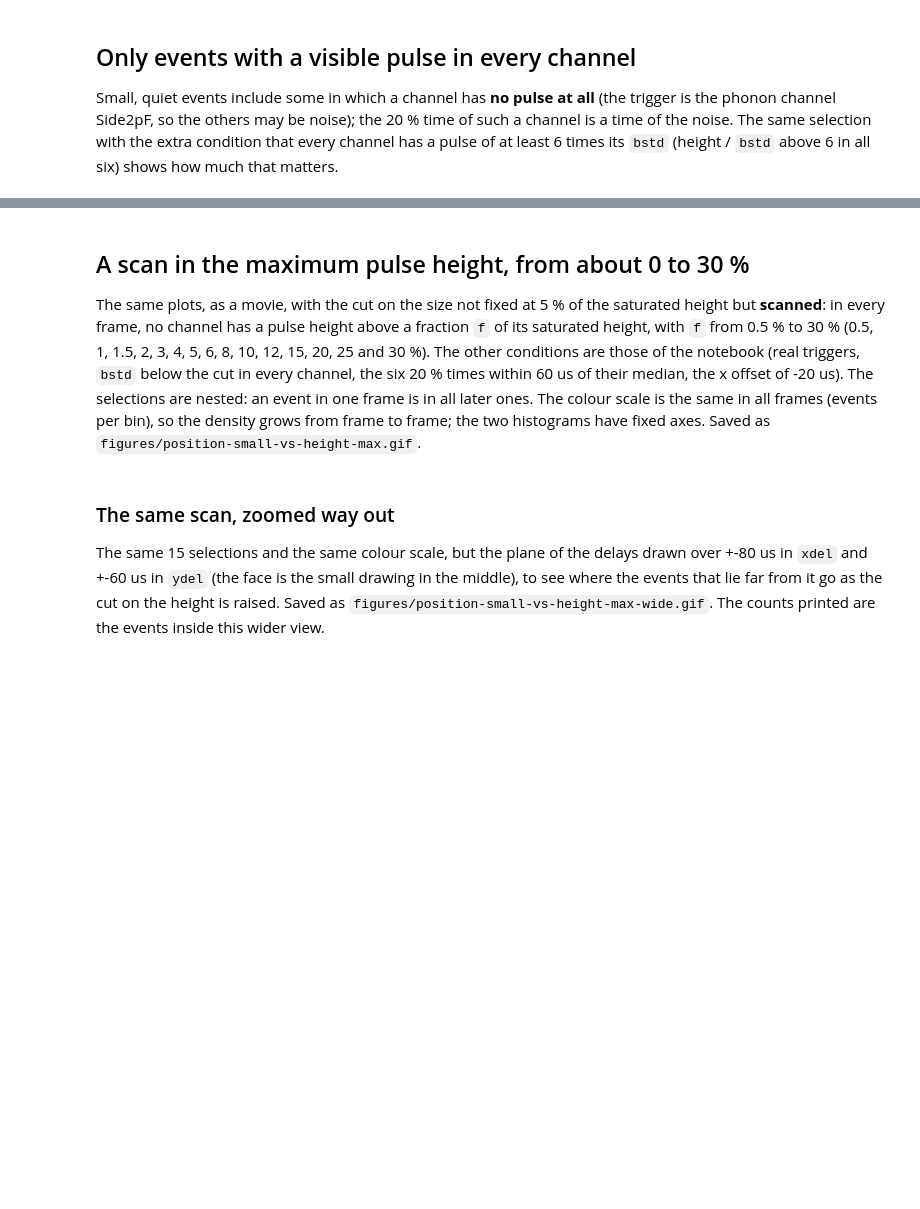
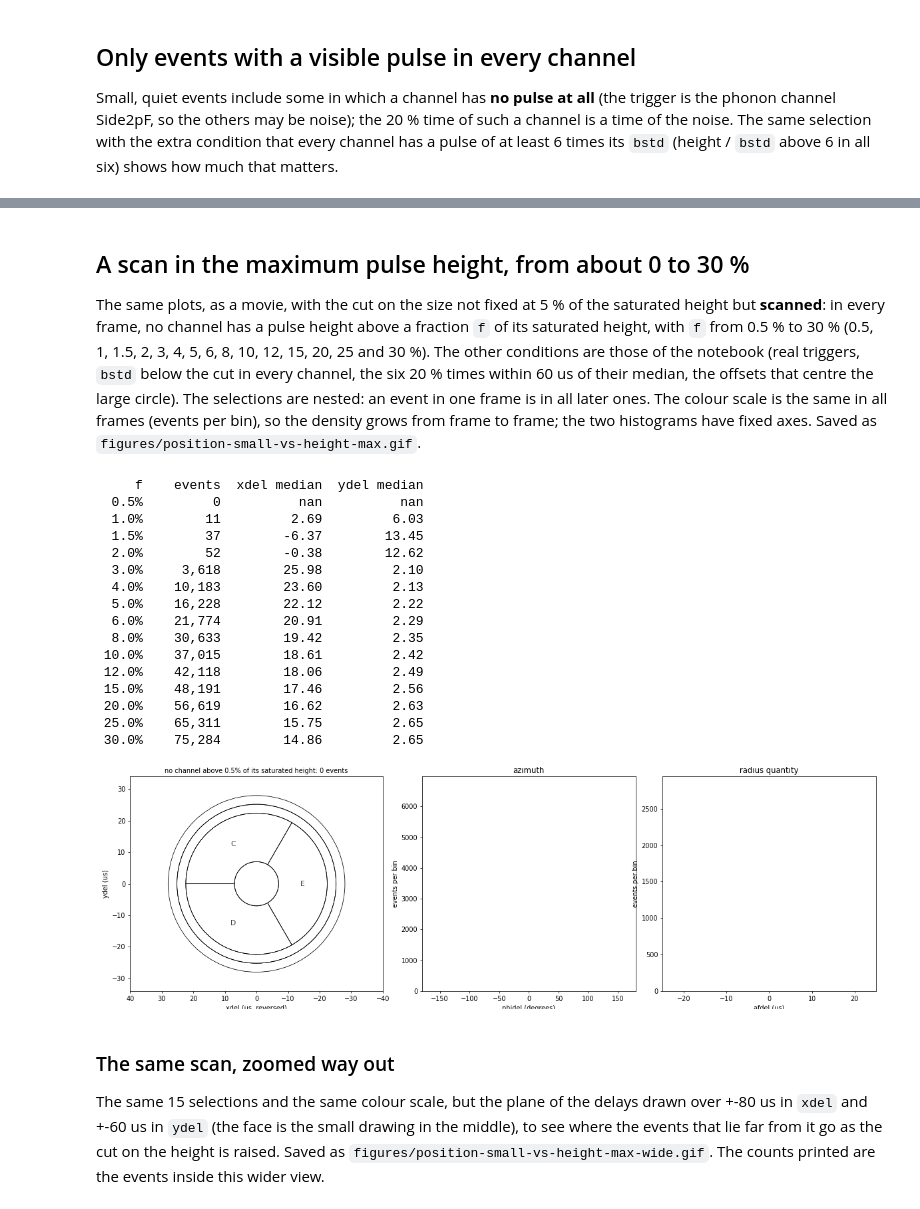
Before and after one commit to villano-lab/NSDF-Data, a Jupyter notebook: data_analysis/R76/notebooks/relcal/positions-small-quiet-82v.ipynb, the cells around one changed output, grey strips where cells are left out. Cells and saved outputs as stored; diff of their text form; code cells hidden in the pictures; blank space fills up the shorter version.

```diff
--- a/data_analysis/R76/notebooks/relcal/positions-small-quiet-82v.ipynb
+++ b/data_analysis/R76/notebooks/relcal/positions-small-quiet-82v.ipynb
@@ -169,7 +199,7 @@ plt.show()
 # %% [markdown]
 ## A scan in the maximum pulse height, from about 0 to 30 %
 
-The same plots, as a movie, with the cut on the size not fixed at 5 % of the saturated height but **scanned**: in every frame, no channel has a pulse height above a fraction `f` of its saturated height, with `f` from 0.5 % to 30 % (0.5, 1, 1.5, 2, 3, 4, 5, 6, 8, 10, 12, 15, 20, 25 and 30 %). The other conditions are those of the notebook (real triggers, `bstd` below the cut in every channel, the six 20 % times within 60 us of their median, the x offset of -20 us). The selections are nested: an event in one frame is in all later ones. The colour scale is the same in all frames (events per bin), so the density grows from frame to frame; the two histograms have fixed axes. Saved as `figures/position-small-vs-height-max.gif`.
+The same plots, as a movie, with the cut on the size not fixed at 5 % of the saturated height but **scanned**: in every frame, no channel has a pulse height above a fraction `f` of its saturated height, with `f` from 0.5 % to 30 % (0.5, 1, 1.5, 2, 3, 4, 5, 6, 8, 10, 12, 15, 20, 25 and 30 %). The other conditions are those of the notebook (real triggers, `bstd` below the cut in every channel, the six 20 % times within 60 us of their median, the offsets that centre the large circle). The selections are nested: an event in one frame is in all later ones. The colour scale is the same in all frames (events per bin), so the density grows from frame to frame; the two histograms have fixed axes. Saved as `figures/position-small-vs-height-max.gif`.
 # %%
 from matplotlib.animation import FuncAnimation, PillowWriter
 from IPython.display import Image
@@ -182,40 +212,58 @@ for f, m in zip(FRACS, sets):
     med = (np.median(xdel[m]), np.median(ydel[m])) if m.sum() else (np.nan, np.nan)
     print(f"{f:>6.1%} {m.sum():>9,} {med[0]:>12.2f} {med[1]:>12.2f}")
 
-xe = np.linspace(-XR, XR, 161); ye = np.linspace(-YR, YR, 121)
+xe = np.linspace(-XR, XR, 161); ye = np.linspace(-YR, YR, 137)
 counts = [np.histogram2d(xdel[m], ydel[m], bins=[xe, ye])[0] for m in sets]
 vmax = max(c.max() for c in counts)
 pbins = np.linspace(-180, 180, 73); abins = np.linspace(-25, 25, 76)
 pmax = max(np.histogram(phidel[m], bins=pbins)[0].max() for m in sets)
 amax = max(np.histogram(afdel[m], bins=abins)[0].max() for m in sets)
 
 fig, axes = plt.subplots(1, 3, figsize=(17, 5.2), gridspec_kw={"width_ratios": [1.3, 1, 1]})
 def frame(k):
     f, m, c = FRACS[k], sets[k], counts[k]
     for ax in axes:
         ax.clear()
     ax = axes[0]
     ax.pcolormesh(xe, ye, np.where(c > 0, c, np.nan).T, cmap="viridis", norm=colors.LogNorm(vmin=1, vmax=vmax), zorder=2)
     draw_detector_mirrored(ax)
     ax.set_xlim(XR, -XR); ax.set_ylim(-YR, YR)
     ax.set_xlabel("xdel (us, reversed)"); ax.set_ylabel("ydel (us)")
     ax.set_title(f"no channel above {f:.1%} of its saturated height: {m.sum():,} events", fontsize=10)
     axes[1].hist(phidel[m], bins=pbins, histtype="step", color="C0")
     axes[1].set_xlim(-180, 180); axes[1].set_ylim(0, 1.05 * pmax)
     axes[1].set_xlabel("phidel (degrees)"); axes[1].set_ylabel("events per bin"); axes[1].set_title("azimuth")
     axes[2].hist(afdel[m], bins=abins, histtype="step", color="C0")
     axes[2].set_xlim(-25, 25); axes[2].set_ylim(0, 1.05 * amax)
     axes[2].set_xlabel("afdel (us)"); axes[2].set_ylabel("events per bin"); axes[2].set_title("radius quantity")
     return []
 
 fig.tight_layout()
 anim = FuncAnimation(fig, frame, frames=len(FRACS), interval=900, blit=False)
 FIG_DIR = Path.cwd() / "figures"
 FIG_DIR.mkdir(exist_ok=True)
 GIF = FIG_DIR / "position-small-vs-height-max.gif"
 anim.save(GIF, writer=PillowWriter(fps=1.1), dpi=70)
 plt.close(fig)
 Image(filename=str(GIF))
+# %% [output]
+     f    events  xdel median  ydel median
+  0.5%         0          nan          nan
+  1.0%        11         2.69         6.03
+  1.5%        37        -6.37        13.45
+  2.0%        52        -0.38        12.62
+  3.0%     3,618        25.98         2.10
+  4.0%    10,183        23.60         2.13
+  5.0%    16,228        22.12         2.22
+  6.0%    21,774        20.91         2.29
+  8.0%    30,633        19.42         2.35
+ 10.0%    37,015        18.61         2.42
+ 12.0%    42,118        18.06         2.49
+ 15.0%    48,191        17.46         2.56
+ 20.0%    56,619        16.62         2.63
+ 25.0%    65,311        15.75         2.65
+ 30.0%    75,284        14.86         2.65
+[figure, added]
 # %% [markdown]
 ### The same scan, zoomed way out
 
```
Also changed, not shown: parts of 13 cells of this notebook, 2 other files.
